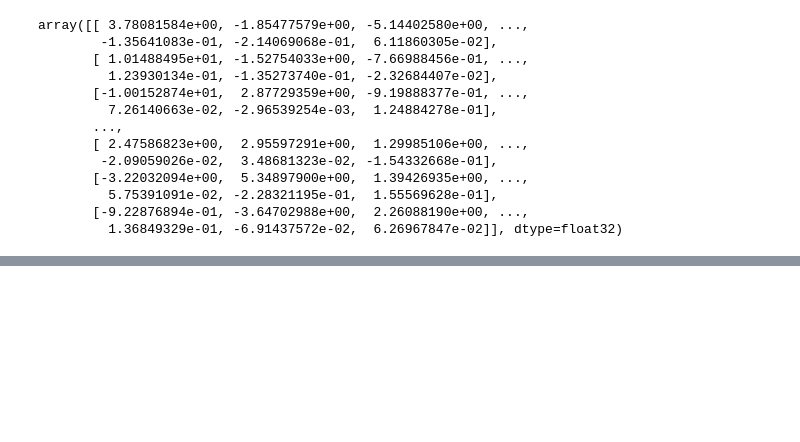
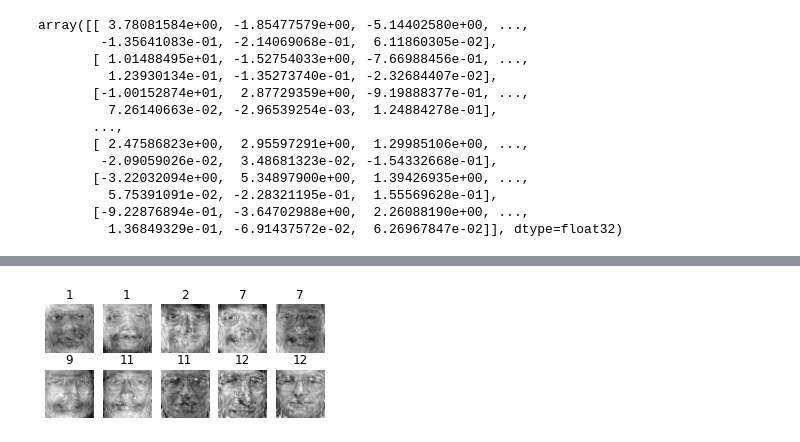
Before and after one commit to tranduckhoatcu/Hands-On-Machine-Learning-with-Scikit-Learn-Keras-and-TensorFlow, a Jupyter notebook: Chapter 9 /Cluster Olivttie face dataset using Kmean.ipynb, the cells around one changed output, grey strips where cells are left out. Drawn from its saved outputs; the diff is of its cells as text; code cells hidden in the pictures; blank space fills up the shorter version.

```diff
--- a/Chapter 9 /Cluster Olivttie face dataset using Kmean.ipynb
+++ b/Chapter 9 /Cluster Olivttie face dataset using Kmean.ipynb
@@ -267,0 +280,5 @@ def reconstruction_errors(pca, X):
+# %%
+X_bad_faces_reconstructed = pca.inverse_transform(X_bad_faces_pca)
+plot_faces(X_bad_faces_reconstructed, y_gen_faces)
+# %% [output]
+[figure, added]
```
Also changed, not shown: parts of 3 cells of this notebook.
